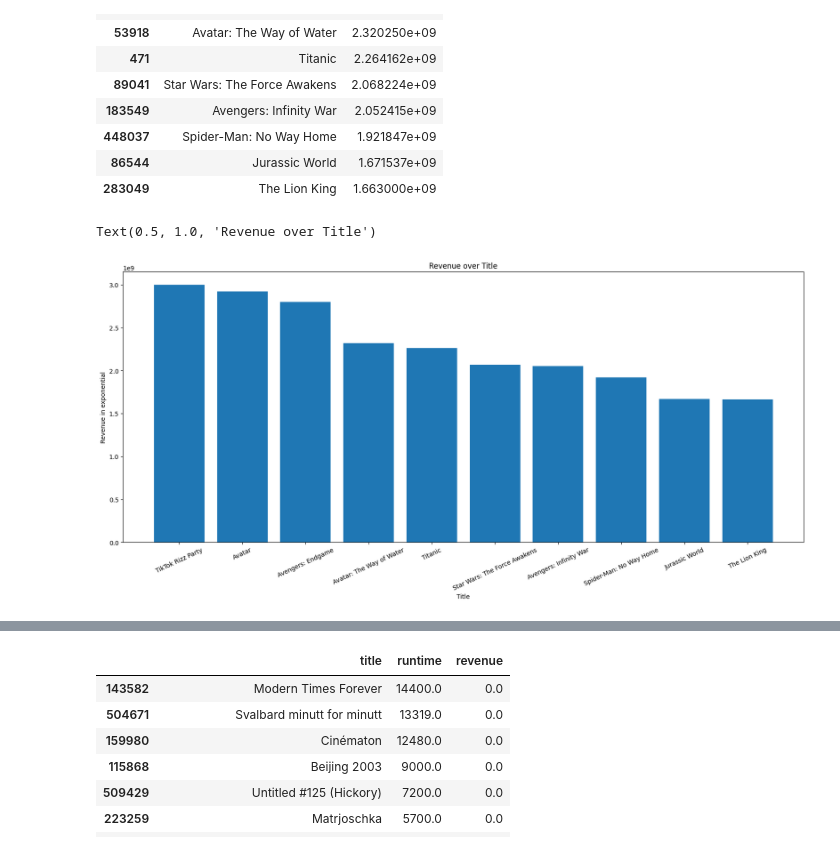
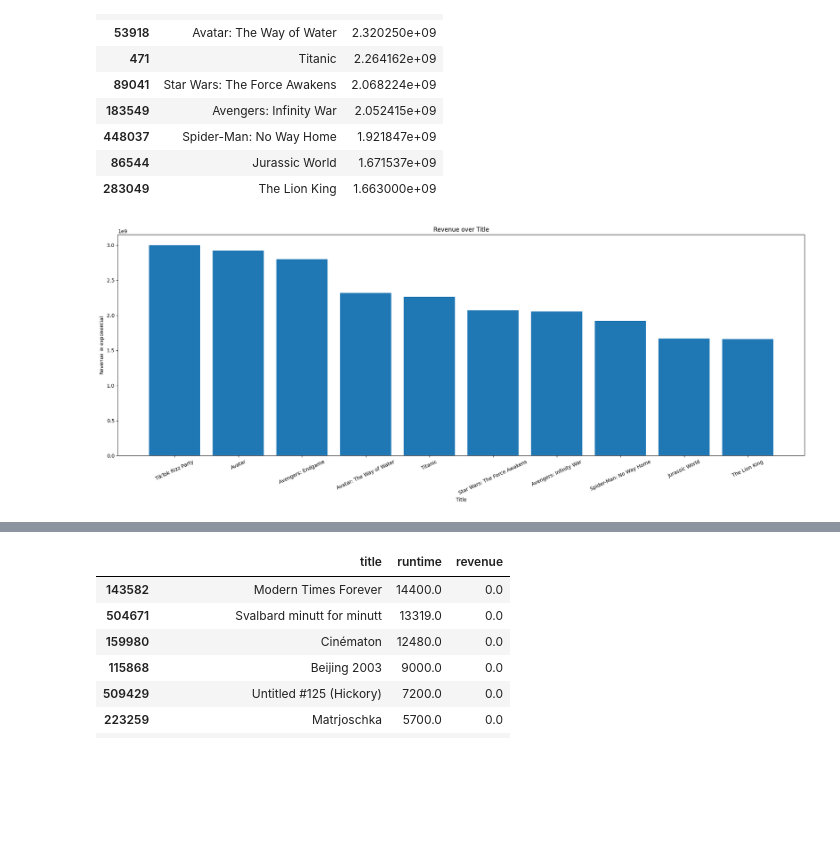
Before and after one commit to Seenuprime/Data-Analytics, a Jupyter notebook: Huge_movies_DataAnalytics.ipynb, the cells around one changed output, grey strips where cells are left out. Cells and saved outputs as stored; diff of their text form; code cells hidden in the pictures; blank space fills up the shorter version.

```diff
--- a/Huge_movies_DataAnalytics.ipynb
+++ b/Huge_movies_DataAnalytics.ipynb
@@ -98,15 +98,15 @@ revenue_title
 # %%
 import matplotlib.pyplot as plt
 
 plt.figure(figsize=(20, 8))
 plt.bar(revenue_title.title, revenue_title.revenue)
 plt.xticks(rotation=25)
 plt.xlabel('Title')
 plt.ylabel('Revenue in exponential')
 plt.title('Revenue over Title')
+plt.tight_layout()
 # %% [output]
-Text(0.5, 1.0, 'Revenue over Title')
-[figure, old version]
+[figure, new version]
 # %%
 budget_title = df[['title', 'budget', 'revenue']].sort_values(by='budget', ascending=False).head(10)
 budget_title
```
Also changed, not shown: parts of 13 cells of this notebook.
